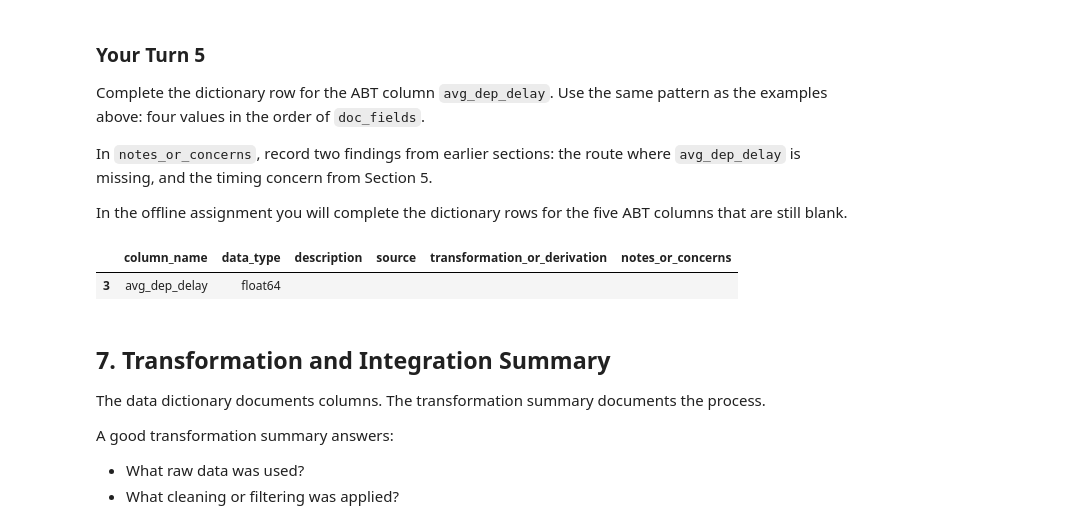
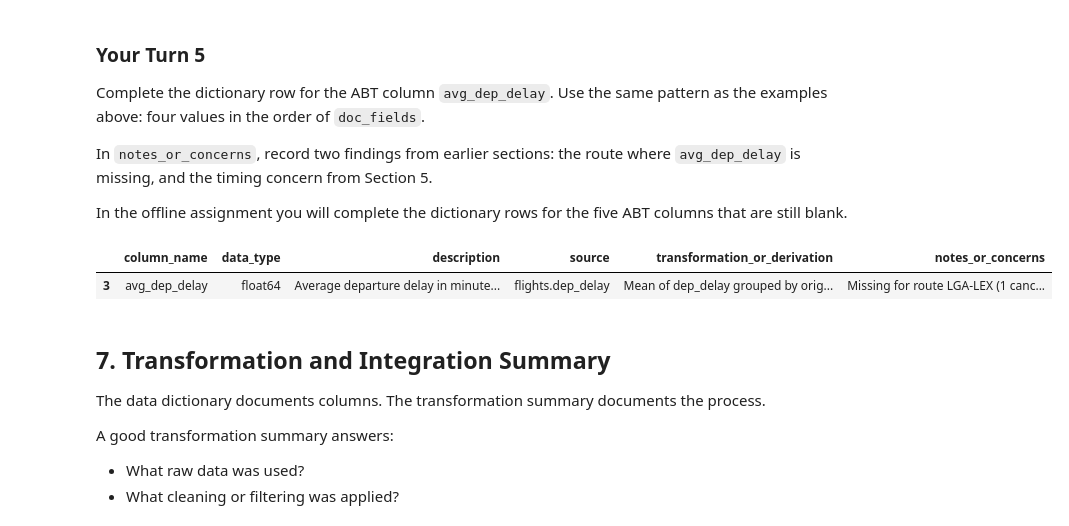
Before and after one commit to utsahenry/ban6003-week-11-abt_documentation, a Jupyter notebook: notebooks/module11_abt_documentation_guided_lab.ipynb, the cells around one changed output. Saved outputs shown, nothing was run; the diff lists cells and outputs as text; code cells hidden in the pictures.

```diff
--- a/notebooks/module11_abt_documentation_guided_lab.ipynb
+++ b/notebooks/module11_abt_documentation_guided_lab.ipynb
@@ -527,17 +535,22 @@ In the offline assignment you will complete the dictionary rows for the five ABT
 # %%
 # Your Turn 5 - document the ABT column avg_dep_delay (one dictionary row).
 # Replace the four empty strings, in the order of doc_fields, then run the cell.
 your_turn_entries = {
-    "avg_dep_delay": ["", "", "", ""],
+    "avg_dep_delay": [
+        "Average departure delay in minutes for the route.",
+        "flights.dep_delay",
+        "Mean of dep_delay grouped by origin and dest.",
+        "Missing for route LGA-LEX (1 canceled flight); potential timing/leakage concern if predicting before flight departure."
+    ],
 }
 
 for abt_column, values in your_turn_entries.items():
     data_dictionary.loc[data_dictionary["column_name"] == abt_column, doc_fields] = values
 
 data_dictionary[data_dictionary["column_name"] == "avg_dep_delay"]
 # %% [output]
 |  | column_name | data_type | description | source | transformation_or_derivation | notes_or_concerns |
-| 3 | avg_dep_delay | float64 |  |  |  |  |
+| 3 | avg_dep_delay | float64 | Average departure delay in minute... | flights.dep_delay | Mean of dep_delay grouped by orig... | Missing for route LGA-LEX (1 canc... |
 # %% [markdown]
 ## 7. Transformation and Integration Summary
 
```
Also changed, not shown: parts of 10 cells of this notebook, 3 other files.
